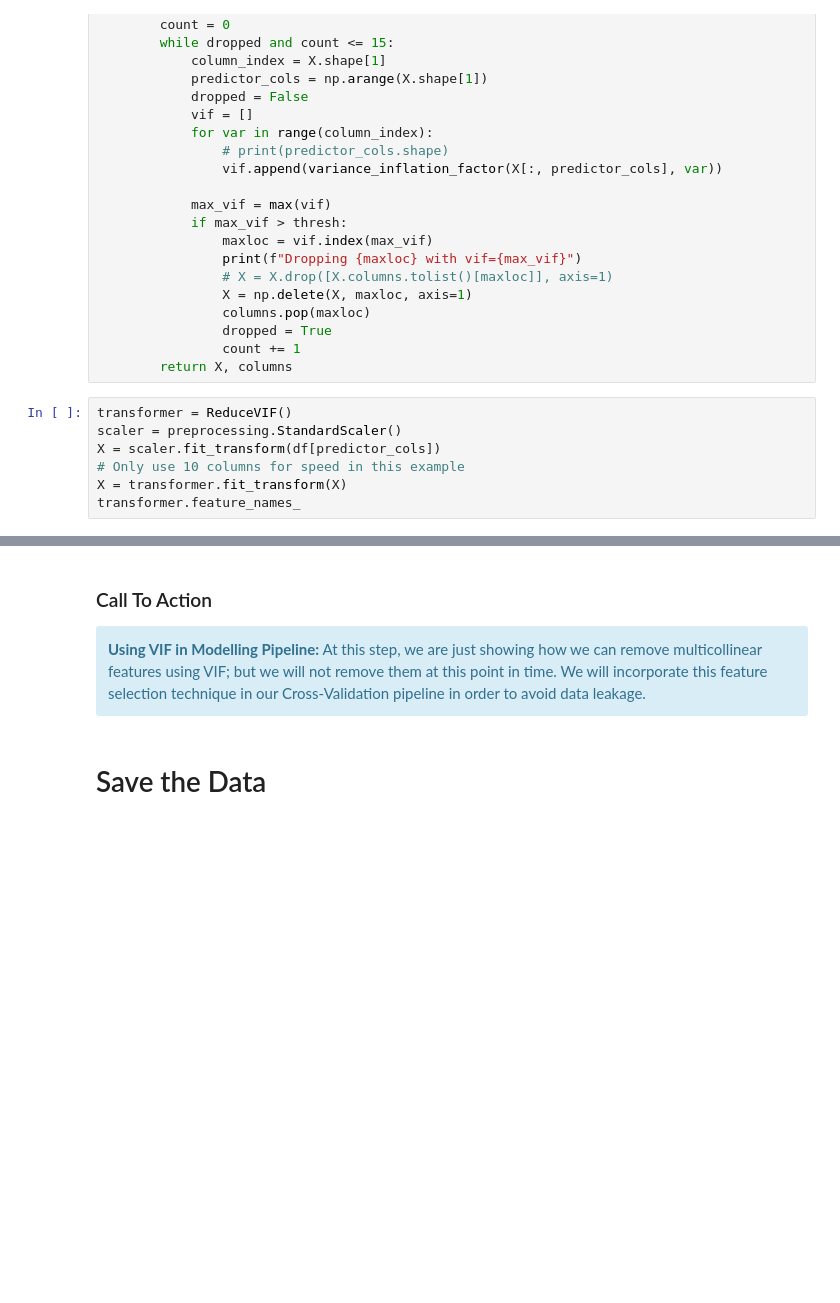
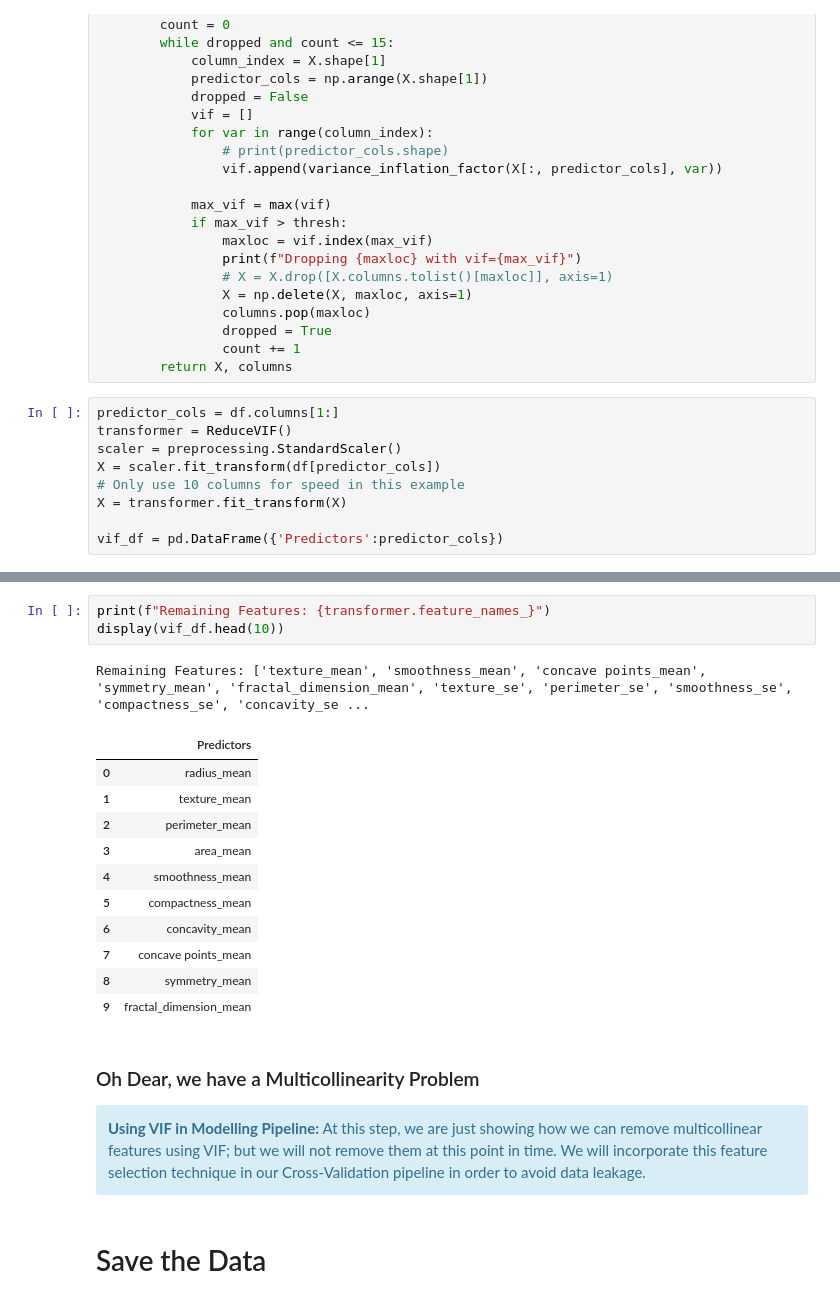
Before and after one commit to ghnreigns/Breast-Cancer-Wisconsin-Diagnostic, a Jupyter notebook: notebooks/Stage 3 - Feature Engineering.ipynb, the cells around one changed output, grey strips where cells are left out. Saved outputs shown, nothing was run; the diff lists cells and outputs as text; blank space fills up the shorter version.

```diff
--- a/notebooks/Stage 3 - Feature Engineering.ipynb
+++ b/notebooks/Stage 3 - Feature Engineering.ipynb
@@ -310,12 +240,14 @@ class ReduceVIF(base.BaseEstimator, base.TransformerMixin):
                 count += 1
         return X, columns
 # %%
+predictor_cols = df.columns[1:]
 transformer = ReduceVIF()
 scaler = preprocessing.StandardScaler()
 X = scaler.fit_transform(df[predictor_cols])
 # Only use 10 columns for speed in this example
 X = transformer.fit_transform(X)
-transformer.feature_names_
+
+vif_df = pd.DataFrame({'Predictors':predictor_cols})
 # %% [output]
 ReduceVIF fit
 Dropping 0 with vif=3806.1152963979675
@@ -352,5 +267,21 @@ ReduceVIF transform
+# %%
+print(f"Remaining Features: {transformer.feature_names_}")
+display(vif_df.head(10))
+# %% [output]
+Remaining Features: ['texture_mean', 'smoothness_mean', 'concave points_mean', 'symmetry_mean', 'fractal_dimension_mean', 'texture_se', 'perimeter_se', 'smoothness_se', 'compactness_se', 'concavity_se ...
+|  | Predictors |
+| 0 | radius_mean |
+| 1 | texture_mean |
+| 2 | perimeter_mean |
+| 3 | area_mean |
+| 4 | smoothness_mean |
+| 5 | compactness_mean |
+| 6 | concavity_mean |
+| 7 | concave points_mean |
+| 8 | symmetry_mean |
+| 9 | fractal_dimension_mean |
 # %% [markdown]
-### Call To Action
+### Oh Dear, we have a Multicollinearity Problem
 
 <div class="alert alert-block alert-info">
 <b>Using VIF in Modelling Pipeline:</b> At this step, we are just showing how we can remove multicollinear features using VIF; but we will not remove them at this point in time. We will incorporate this feature selection technique in our Cross-Validation pipeline in order to avoid data leakage.
```
Also changed, not shown: parts of 9 cells of this notebook, 14 other files.
